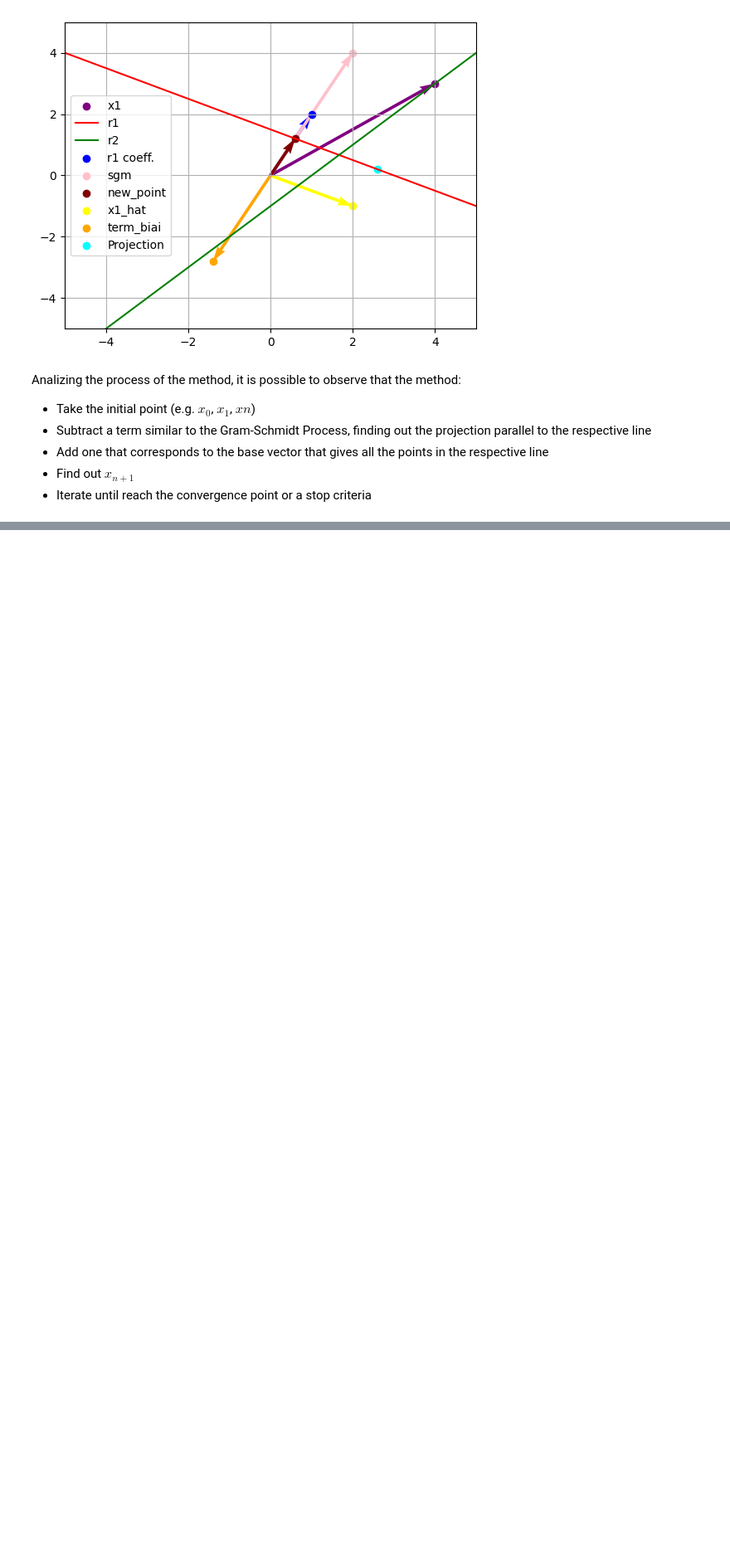
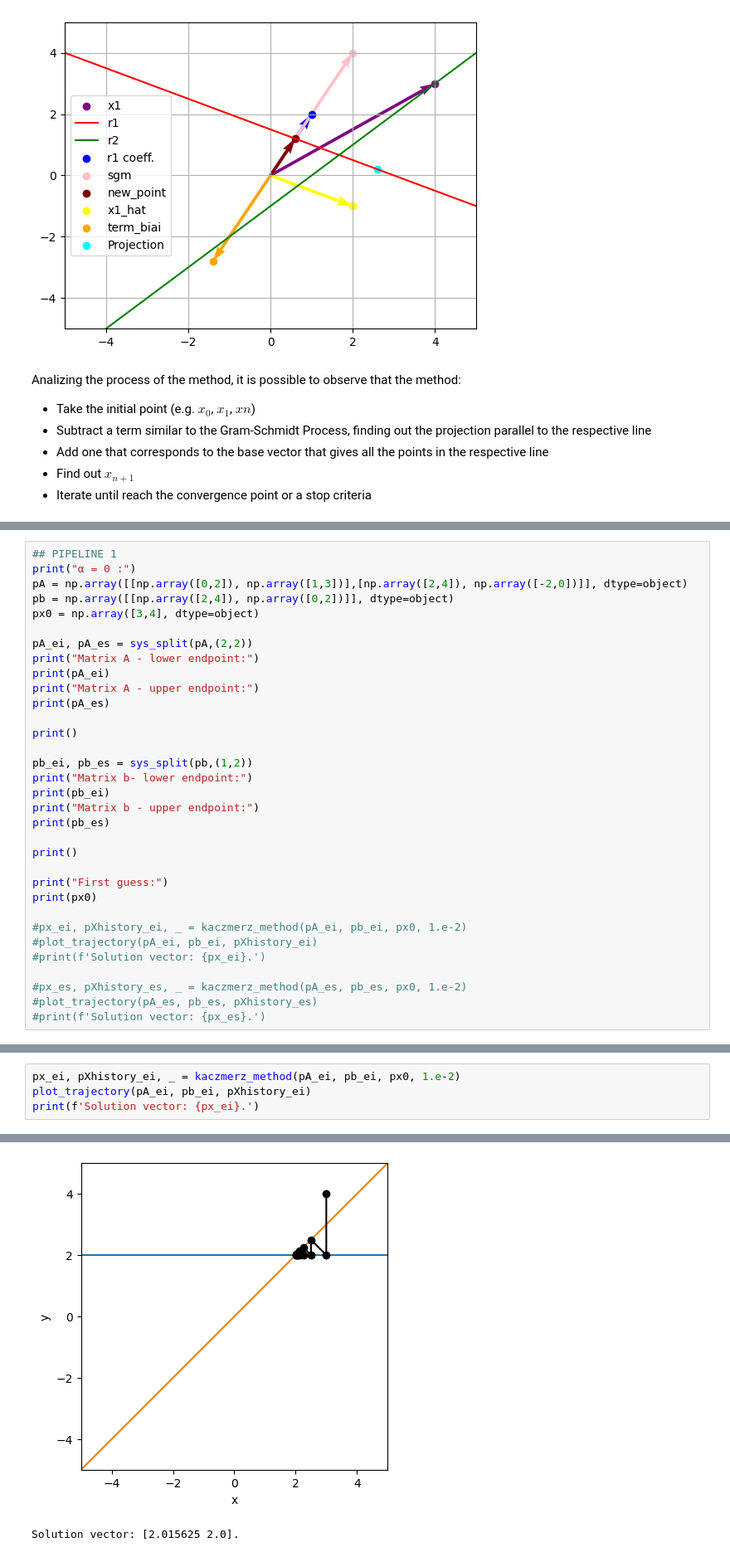
Before and after one commit to viyuetuki/ic_fcm_sirius, a Jupyter notebook: kaczmarz_method.ipynb, the cells around one changed output, grey strips where cells are left out. Shown at 83% size. Drawn from its saved outputs; the diff is of its cells as text; blank space fills up the shorter version.

```diff
--- a/kaczmarz_method.ipynb
+++ b/kaczmarz_method.ipynb
@@ -276,0 +470,33 @@ Analizing the process of the method, it is possible to observe that the method:
+# %%
+## PIPELINE 1
+print("α = 0 :")
+pA = np.array([[np.array([0,2]), np.array([1,3])],[np.array([2,4]), np.array([-2,0])]], dtype=object)
+pb = np.array([[np.array([2,4]), np.array([0,2])]], dtype=object)
+px0 = np.array([3,4], dtype=object)
+
+pA_ei, pA_es = sys_split(pA,(2,2))
+print("Matrix A - lower endpoint:")
+print(pA_ei)
+print("Matrix A - upper endpoint:")
+print(pA_es)
+
+print()
+
+pb_ei, pb_es = sys_split(pb,(1,2))
+print("Matrix b- lower endpoint:")
+print(pb_ei)
+print("Matrix b - upper endpoint:")
+print(pb_es)
+
+print()
+
+print("First guess:")
+print(px0)
+
+#px_ei, pXhistory_ei, _ = kaczmerz_method(pA_ei, pb_ei, px0, 1.e-2)
+#plot_trajectory(pA_ei, pb_ei, pXhistory_ei)
+#print(f'Solution vector: {px_ei}.')
+
+#px_es, pXhistory_es, _ = kaczmerz_method(pA_es, pb_es, px0, 1.e-2)
+#plot_trajectory(pA_es, pb_es, pXhistory_es)
+#print(f'Solution vector: {px_es}.')
@@ -276,0 +519,5 @@ Analizing the process of the method, it is possible to observe that the method:
+# %%
+px_ei, pXhistory_ei, _ = kaczmerz_method(pA_ei, pb_ei, px0, 1.e-2)
+plot_trajectory(pA_ei, pb_ei, pXhistory_ei)
+print(f'Solution vector: {px_ei}.')
+# %% [output]
@@ -276,0 +541,2 @@ Analizing the process of the method, it is possible to observe that the method:
+[figure, added]
+Solution vector: [2.015625 2.0].
```
Also changed, not shown: parts of 18 cells of this notebook, 1 other file.
